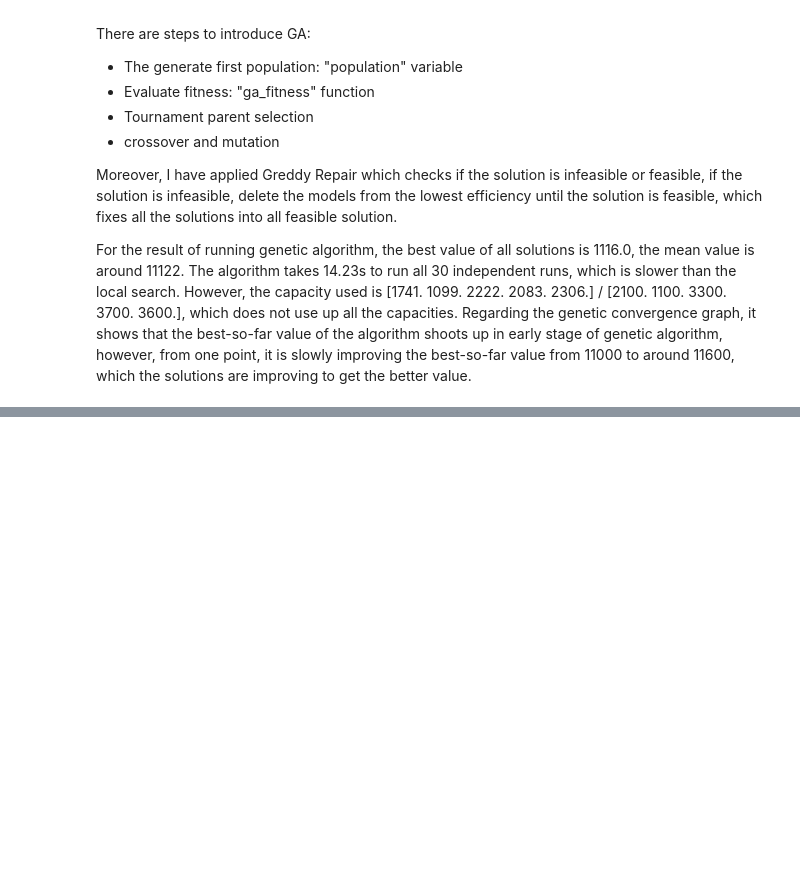
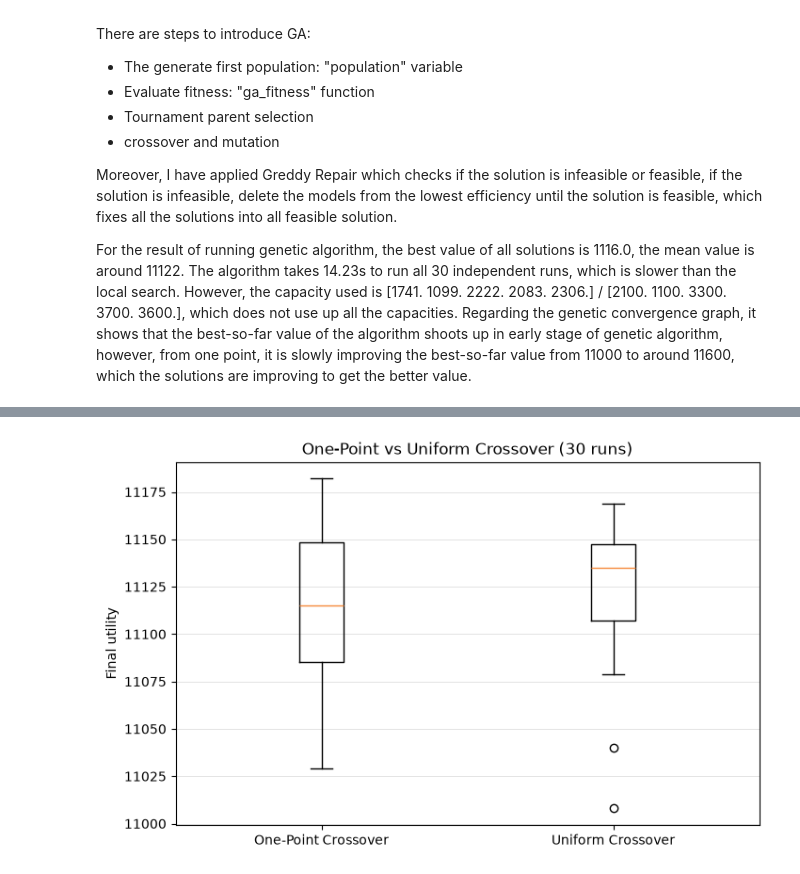
Before and after one commit to DuyAnh628/ai-assignment-y3s1, a Jupyter notebook: main.ipynb, the cells around one changed output, grey strips where cells are left out. Saved outputs shown, nothing was run; the diff lists cells and outputs as text; code cells hidden in the pictures; blank space fills up the shorter version.

Commit message:
add plots and simple statistical test

```diff
--- a/main.ipynb
+++ b/main.ipynb
@@ -258,0 +217,5 @@ Total utility: 11065.0
+# %%
+def tournament_selection(population, k=3, fitness_fn=ga_fitness):
+    idx = np.random.choice(len(population), size=k, replace=False) #choosing tournament of 3 candidates, returns the best candidate
+    candidates = [population[i] for i in idx] #list of all candidates
+    return max(candidates, key=fitness_fn)
@@ -340,0 +376,28 @@ array([ 8245. ,  8652.5,  8856.5,  9296. ,  9673.5,  9845.5, 10043. ,
+# %%
+uni_results = []
+uni_times = []
+uni_histories = []
+uni_best_sol = None
+uni_best_val = -1
+
+for run in range(30):
+    t0 = time.perf_counter()
+    sol, hist = genetic_algorithm(seed=run, crossover_fn=uniform_crossover)
+    uni_times.append(time.perf_counter() - t0)
+
+    weight = np.dot(demands2, sol)
+    value = np.dot(utilities2, sol)
+    uni_results.append(value)
+    uni_histories.append(hist)
+    if value > uni_best_val:
+        uni_best_val = value
+        uni_best_sol = sol
+
+print("Uniform Crossover (30 runs)")
+print("Best:", max(uni_results))
+print("Mean:", np.mean(uni_results))
+print("Median:", np.median(uni_results))
+print("Std:", np.std(uni_results))
+print(f"Mean runtime: {np.mean(uni_times):.4f}s | Total runtime: {np.sum(uni_times):.4f}s")
+print("Best models:", np.where(uni_best_sol == 1)[0].tolist())
+print("Best resource used:", np.dot(demands2, uni_best_sol), "/", capacities2)
@@ -340,0 +413,9 @@ array([ 8245. ,  8652.5,  8856.5,  9296. ,  9673.5,  9845.5, 10043. ,
+# %%
+plt.figure(figsize=(8, 5))
+plt.boxplot([ga_results, uni_results], tick_labels=["One-Point Crossover", "Uniform Crossover"])
+plt.ylabel("Final utility")
+plt.title("One-Point vs Uniform Crossover (30 runs)")
+plt.grid(True, axis="y")
+plt.show()
+# %% [output]
+[figure, added]
```
Also changed, not shown: parts of 15 cells of this notebook.
